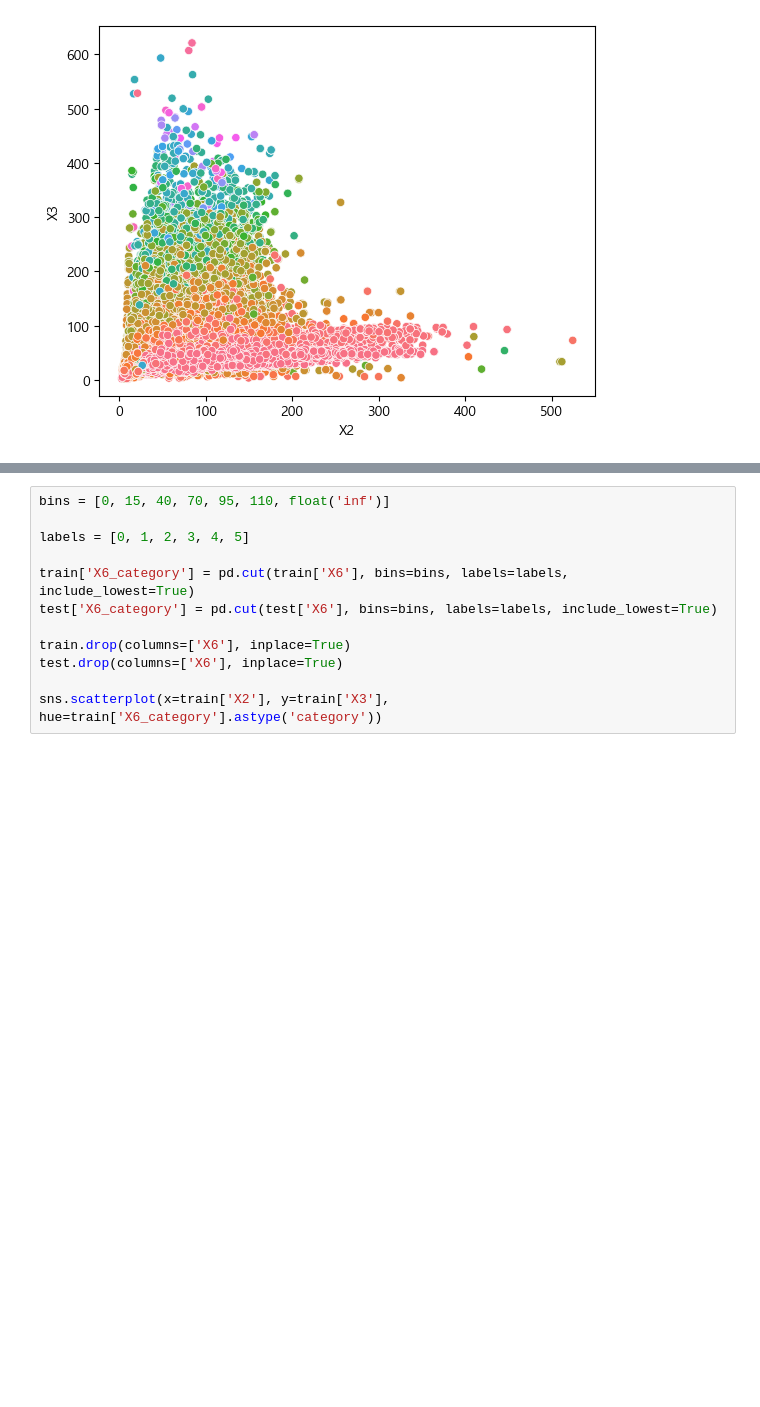
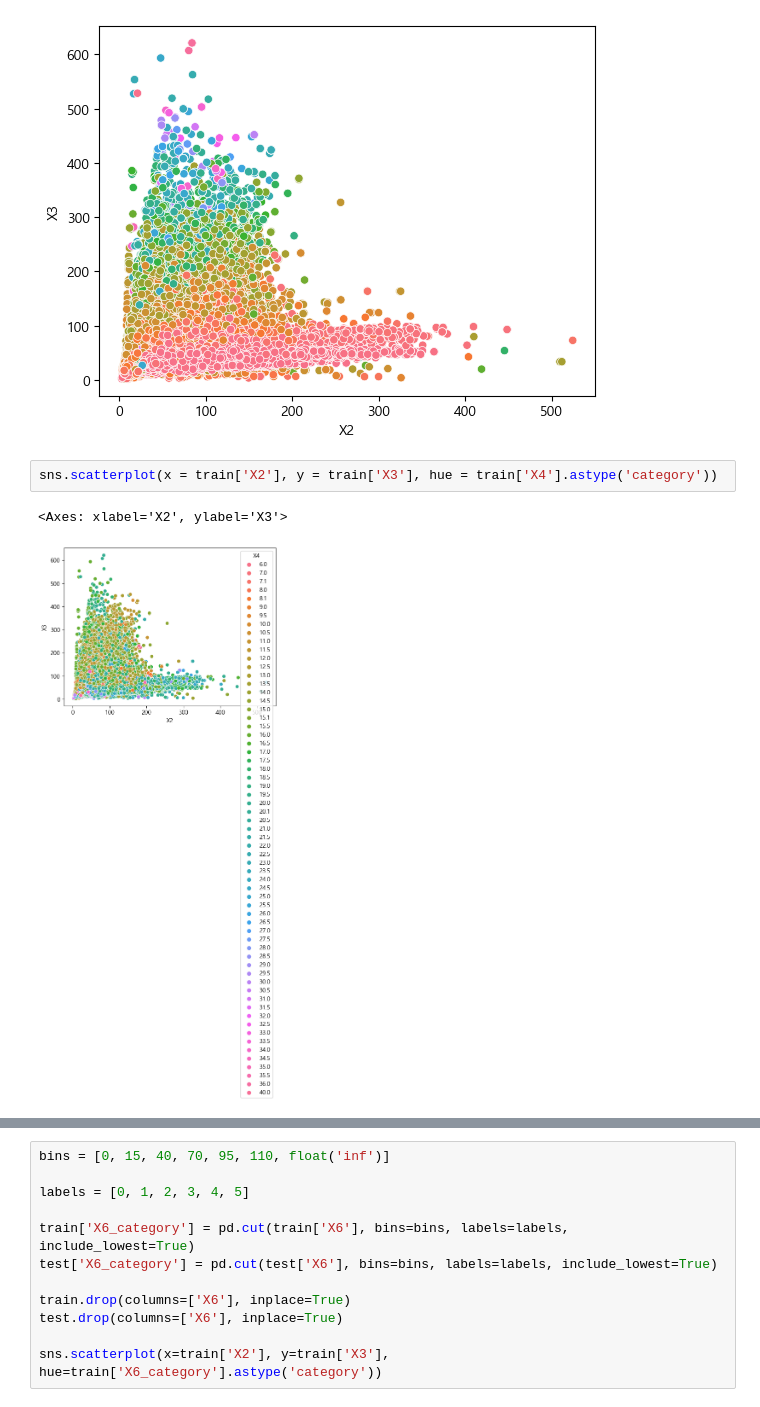
Before and after one commit to dlwls22/Hyundai_DT, a Jupyter notebook: CNC.ipynb, the cells around one changed output, grey strips where cells are left out. Drawn from its saved outputs; the diff is of its cells as text; blank space fills up the shorter version.

```diff
--- a/CNC.ipynb
+++ b/CNC.ipynb
@@ -310,3 +310,8 @@ sns.scatterplot(x = train['X2'], y = train['X3'], hue = train['X6'].astype('cate
 # %% [output]
 <Axes: xlabel='X2', ylabel='X3'>
 [figure]
+# %%
+sns.scatterplot(x = train['X2'], y = train['X3'], hue = train['X4'].astype('category'))
+# %% [output]
+<Axes: xlabel='X2', ylabel='X3'>
+[figure, added]
```
Also changed, not shown: parts of 6 cells of this notebook.
